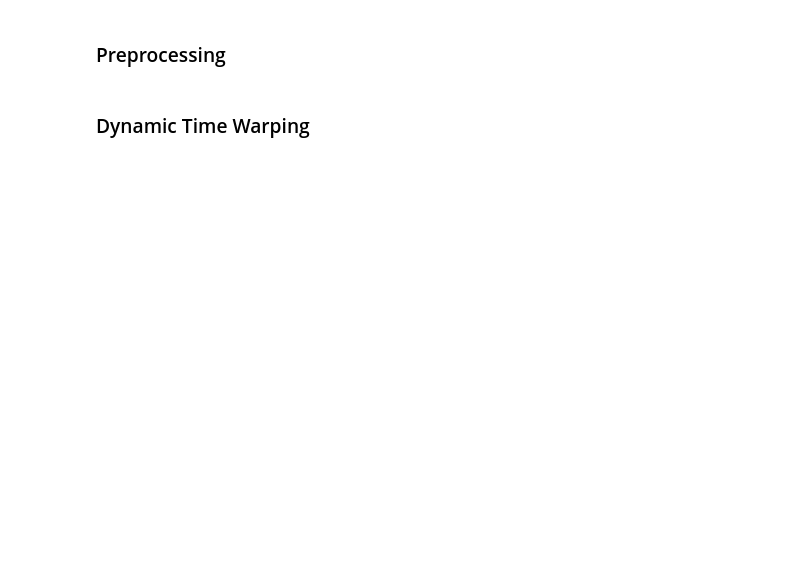
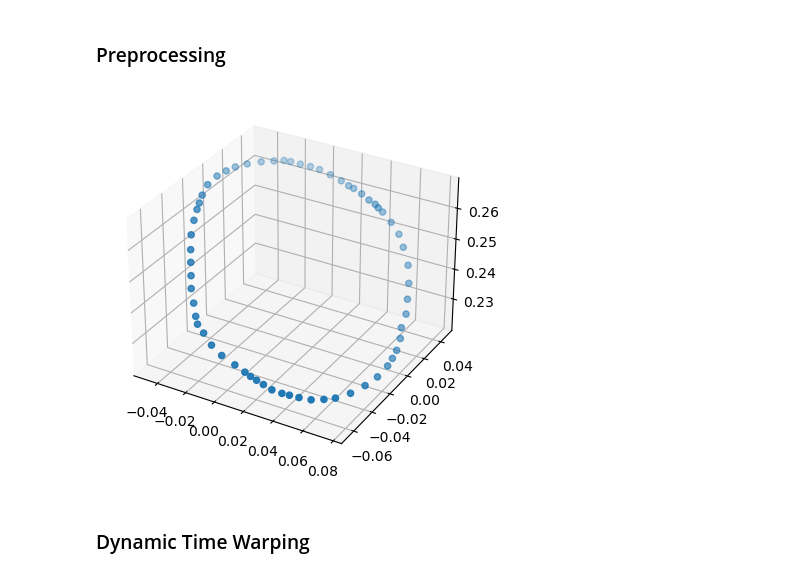
Before and after one commit to Mathieu-R/linfo2275-hand-gesture-recognition, a Jupyter notebook: hand-gesture-recognition.ipynb, the cells around one changed output. Saved outputs shown, nothing was run; the diff lists cells and outputs as text; code cells hidden in the pictures; blank space fills up the shorter version.

```diff
--- a/hand-gesture-recognition.ipynb
+++ b/hand-gesture-recognition.ipynb
@@ -152,3 +158,45 @@ def user_dependent_cross_validation(knn):
+# %%
+# standardize data
+# scaler = StandardScaler()
+# X_train = scaler.fit_transform(X_train)
+# X_test = scaler.transform(X_test)
+def standardize(X: npt.NDArray):
+	return (X - np.mean(X, axis=0)) / np.std(X, axis=0)
+
+
+def vector_quantize(X: npt.NDArray, ts_length: float = 0.8) -> npt.NDArray:
+	"""Preproces the dataset by performing a vector quantization of the signals. The idea is to reduce the length of the time series by ... % in order to reduce the computation time of the algorithms.
+
+	Parameters
+	----------
+	X : npt.NDArray, shape (n_samples, n_timepoints, vec_dimensions)
+		Dataset of the time series data points. Time series can vary in length (n_timepoints vary among samples).
+	ts_length: float, in the range ]0,1]
+		The percentage of time series to keep.
+
+	Returns
+	-------
+	npt.NDArray, shape (n_samples, n_clusters, vec_dimensions)
+		Dataset of the reduced length time series datapoints.
+	"""
+	if ts_length <= 0 or ts_length > 1:
+		raise ValueError("ts_length should be a number in the range ]0,1]")
+
+	X_compressed = []
+	for sketch_data in tqdm(X):
+		# vector quantization of the signal
+		n_clusters = floor(len(sketch_data) * ts_length)
+		kmeans = KMeans(n_clusters=n_clusters, n_init="auto")
+		kmeans.fit(sketch_data)
+		X_compressed.append(kmeans.cluster_centers_)
+
+	return np.array(X_compressed)
+
+X_compressed = vector_quantize(X, ts_length=0.5)
+# %%
+plot_sketch(X_compressed)
+# %% [output]
+[figure, added]
 # %% [markdown]
 ### Dynamic Time Warping
 # %%
```
Also changed, not shown: parts of 13 cells of this notebook, 6 other files.
